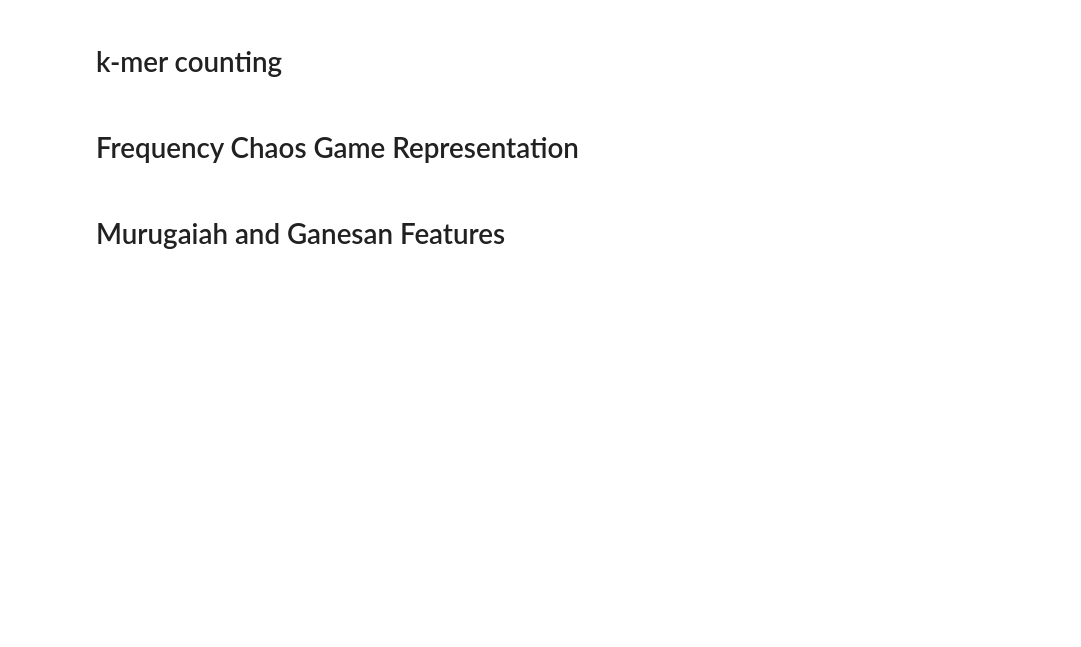
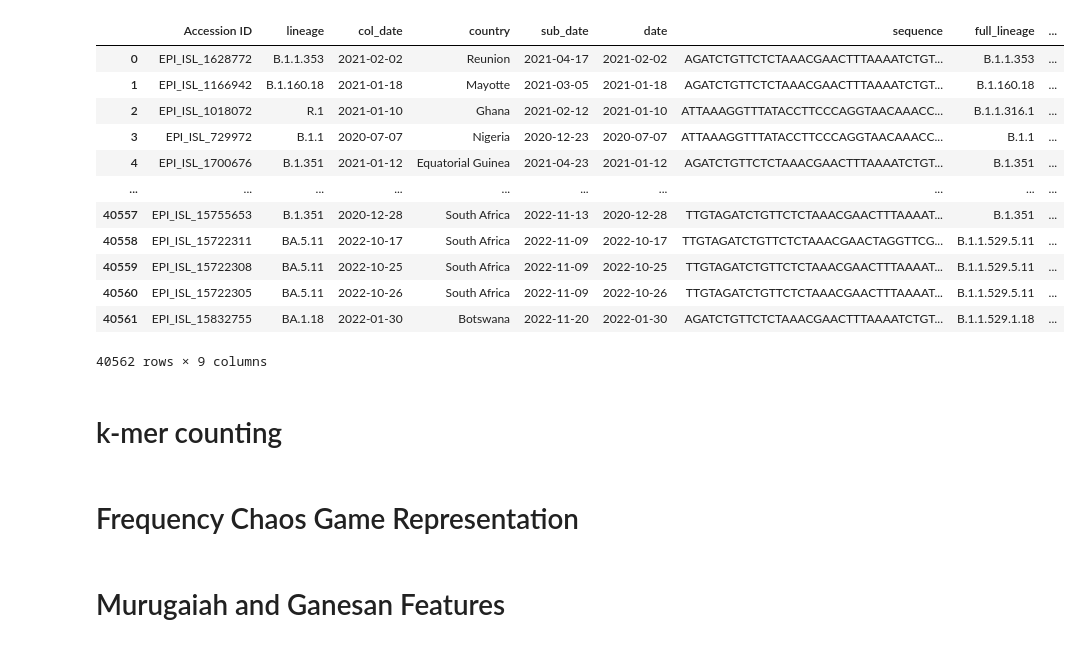
Before and after one commit to INFORM-Africa/AI-viral-lineage-classification, a Jupyter notebook: src_aurel/feature_extraction.ipynb, the cells around one changed output. Saved outputs shown, nothing was run; the diff lists cells and outputs as text; code cells hidden in the pictures; blank space fills up the shorter version.

```diff
--- a/src_aurel/feature_extraction.ipynb
+++ b/src_aurel/feature_extraction.ipynb
@@ -11,6 +11,22 @@ plots_dir = settings["plots_dir"]
 features_dir = settings["features_dir"]
 # %%
 df = pd.read_parquet(os.path.join(cleaned_data_dir, "cleaned_dataset.parquet"))
+# %%
+df
+# %% [output]
+|  | Accession ID | lineage | col_date | country | sub_date | date | sequence | full_lineage | ... |
+| 0 | EPI_ISL_1628772 | B.1.1.353 | 2021-02-02 | Reunion | 2021-04-17 | 2021-02-02 | AGATCTGTTCTCTAAACGAACTTTAAAATCTGT... | B.1.1.353 | ... |
+| 1 | EPI_ISL_1166942 | B.1.160.18 | 2021-01-18 | Mayotte | 2021-03-05 | 2021-01-18 | AGATCTGTTCTCTAAACGAACTTTAAAATCTGT... | B.1.160.18 | ... |
+| 2 | EPI_ISL_1018072 | R.1 | 2021-01-10 | Ghana | 2021-02-12 | 2021-01-10 | ATTAAAGGTTTATACCTTCCCAGGTAACAAACC... | B.1.1.316.1 | ... |
+| 3 | EPI_ISL_729972 | B.1.1 | 2020-07-07 | Nigeria | 2020-12-23 | 2020-07-07 | ATTAAAGGTTTATACCTTCCCAGGTAACAAACC... | B.1.1 | ... |
+| 4 | EPI_ISL_1700676 | B.1.351 | 2021-01-12 | Equatorial Guinea | 2021-04-23 | 2021-01-12 | AGATCTGTTCTCTAAACGAACTTTAAAATCTGT... | B.1.351 | ... |
+| ... | ... | ... | ... | ... | ... | ... | ... | ... | ... |
+| 40557 | EPI_ISL_15755653 | B.1.351 | 2020-12-28 | South Africa | 2022-11-13 | 2020-12-28 | TTGTAGATCTGTTCTCTAAACGAACTTTAAAAT... | B.1.351 | ... |
+| 40558 | EPI_ISL_15722311 | BA.5.11 | 2022-10-17 | South Africa | 2022-11-09 | 2022-10-17 | TTGTAGATCTGTTCTCTAAACGAACTAGGTTCG... | B.1.1.529.5.11 | ... |
+| 40559 | EPI_ISL_15722308 | BA.5.11 | 2022-10-25 | South Africa | 2022-11-09 | 2022-10-25 | TTGTAGATCTGTTCTCTAAACGAACTTTAAAAT... | B.1.1.529.5.11 | ... |
+| 40560 | EPI_ISL_15722305 | BA.5.11 | 2022-10-26 | South Africa | 2022-11-09 | 2022-10-26 | TTGTAGATCTGTTCTCTAAACGAACTTTAAAAT... | B.1.1.529.5.11 | ... |
+| 40561 | EPI_ISL_15832755 | BA.1.18 | 2022-01-30 | Botswana | 2022-11-20 | 2022-01-30 | AGATCTGTTCTCTAAACGAACTTTAAAATCTGT... | B.1.1.529.1.18 | ... |
+40562 rows × 9 columns
 # %% [markdown]
 # k-mer counting
 # %%
```
Also changed, not shown: 14 other files.
